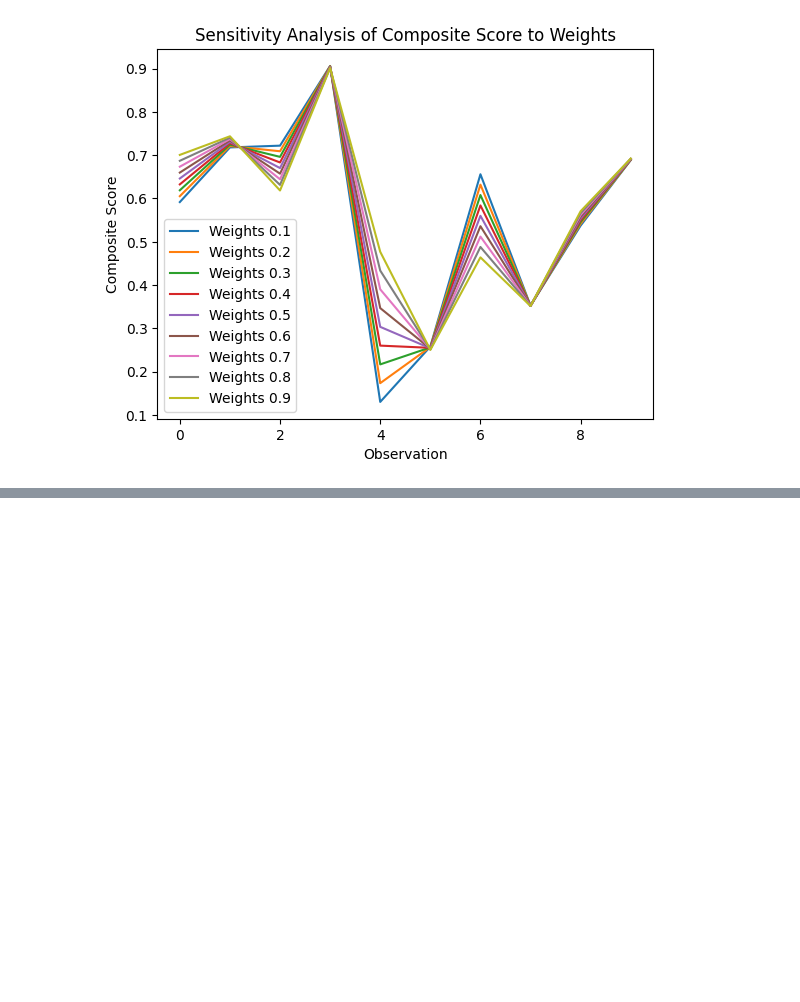
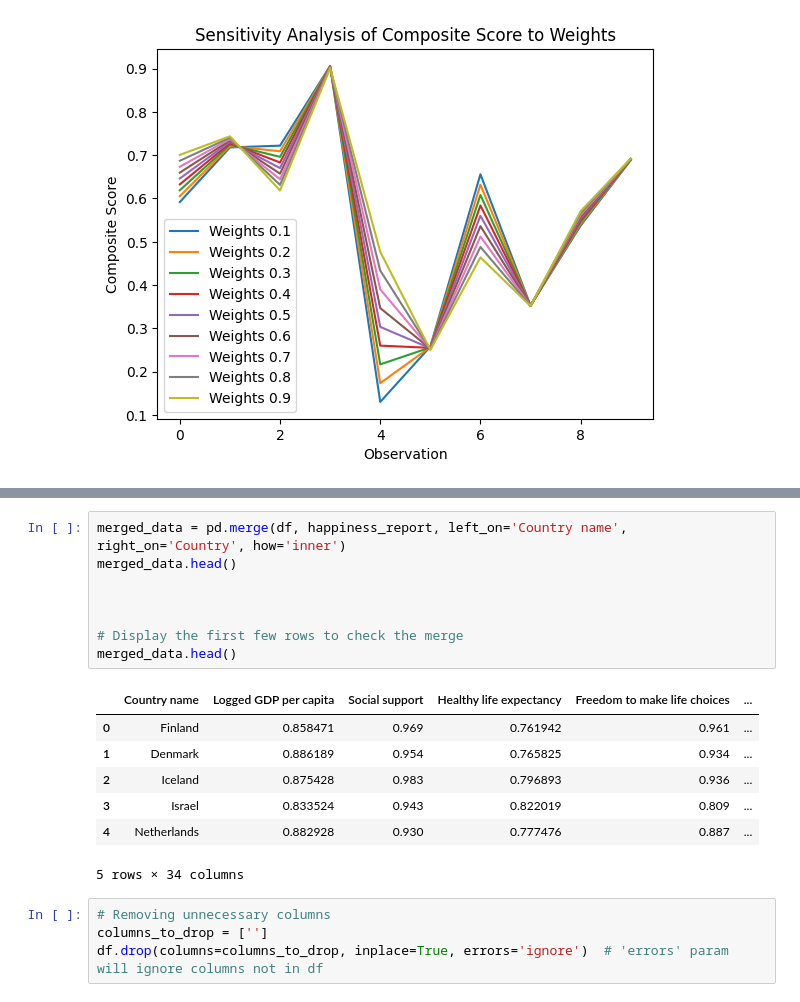
Before and after one commit to TanishAfre/Data-Analysis-Visualisation, a Jupyter notebook: main.ipynb, the cells around one changed output, grey strips where cells are left out. Drawn from its saved outputs; the diff is of its cells as text; blank space fills up the shorter version.

```diff
--- a/main.ipynb
+++ b/main.ipynb
@@ -701,0 +723,20 @@ happiness_report.head()
+# %%
+merged_data = pd.merge(df, happiness_report, left_on='Country name', right_on='Country', how='inner')
+merged_data.head()
+
+
+
+# Display the first few rows to check the merge
+merged_data.head()
+# %% [output]
+|  | Country name | Logged GDP per capita | Social support | Healthy life expectancy | Freedom to make life choices | ... |
+| 0 | Finland | 0.858471 | 0.969 | 0.761942 | 0.961 | ... |
+| 1 | Denmark | 0.886189 | 0.954 | 0.765825 | 0.934 | ... |
+| 2 | Iceland | 0.875428 | 0.983 | 0.796893 | 0.936 | ... |
+| 3 | Israel | 0.833524 | 0.943 | 0.822019 | 0.809 | ... |
+| 4 | Netherlands | 0.882928 | 0.930 | 0.777476 | 0.887 | ... |
+5 rows × 34 columns
+# %%
+# Removing unnecessary columns
+columns_to_drop = ['']
+df.drop(columns=columns_to_drop, inplace=True, errors='ignore')  # 'errors' param will ignore columns not in df
```
Also changed, not shown: parts of 1 cell of this notebook.
